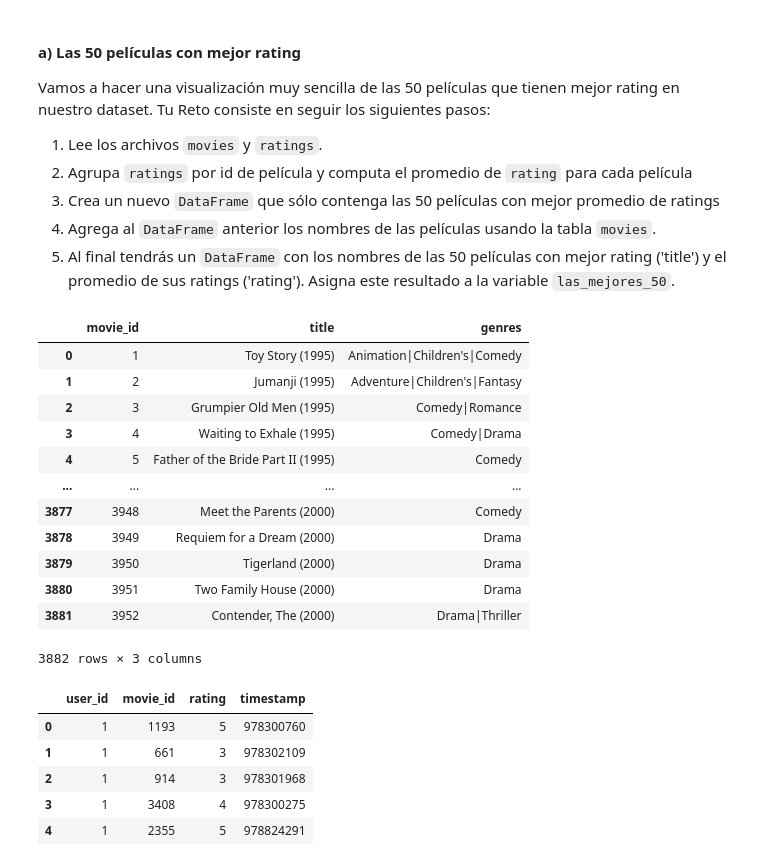
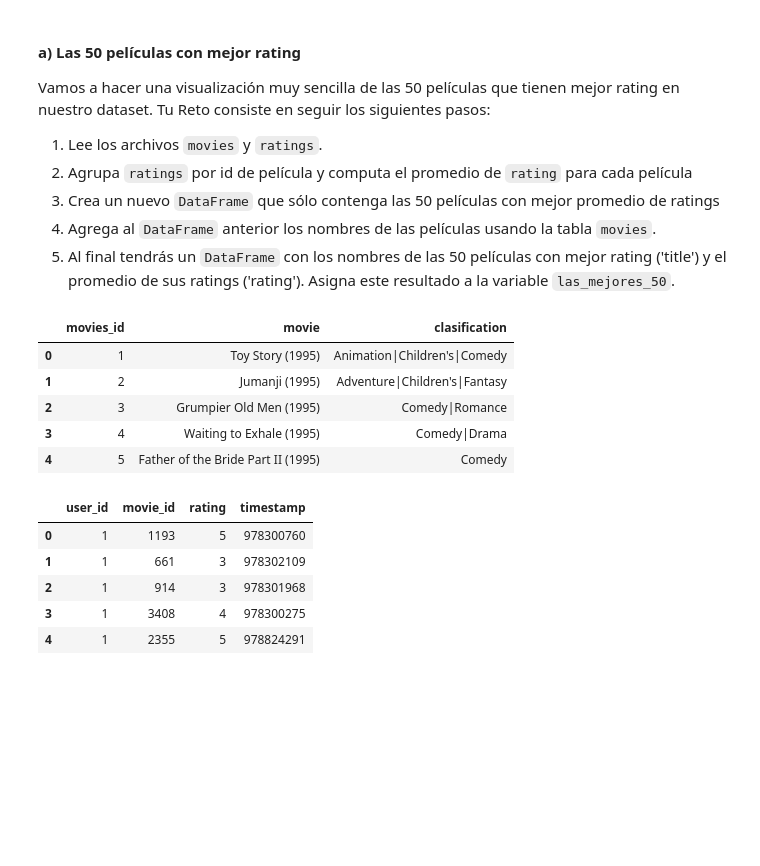
Before and after one commit to mornaeldernar/Bedu, a Jupyter notebook: Sesion-08/Reto-04/las_mejores_50.ipynb, the cells around one changed output. Drawn from its saved outputs; the diff is of its cells as text; code cells hidden in the pictures; blank space fills up the shorter version.

```diff
--- a/Sesion-08/Reto-04/las_mejores_50.ipynb
+++ b/Sesion-08/Reto-04/las_mejores_50.ipynb
@@ -29,19 +32,17 @@ ratings = pd.read_csv('https://raw.githubusercontent.com/beduExpert/Procesamient
-# %%
-movies
-# %% [output]
-|  | movie_id | title | genres |
-| 0 | 1 | Toy Story (1995) | Animation|Children's|Comedy |
-| 1 | 2 | Jumanji (1995) | Adventure|Children's|Fantasy |
-| 2 | 3 | Grumpier Old Men (1995) | Comedy|Romance |
-| 3 | 4 | Waiting to Exhale (1995) | Comedy|Drama |
-| 4 | 5 | Father of the Bride Part II (1995) | Comedy |
-| ... | ... | ... | ... |
-| 3877 | 3948 | Meet the Parents (2000) | Comedy |
-| 3878 | 3949 | Requiem for a Dream (2000) | Drama |
-| 3879 | 3950 | Tigerland (2000) | Drama |
-| 3880 | 3951 | Two Family House (2000) | Drama |
-| 3881 | 3952 | Contender, The (2000) | Drama|Thriller |
-3882 rows × 3 columns
+# %%
+#leemos los archivos movies y ratings
+movies = pd.read_csv('/content/drive/MyDrive/BEDU/movies.csv');
+ratings = pd.read_csv('/content/drive/MyDrive/BEDU/ratings.csv');
+# %%
+#vemos los 5 primeros de cada df
+movies.head()
+# %% [output]
+|  | movies_id | movie | clasification |
+| 0 | 1 | Toy Story (1995) | Animation|Children's|Comedy |
+| 1 | 2 | Jumanji (1995) | Adventure|Children's|Fantasy |
+| 2 | 3 | Grumpier Old Men (1995) | Comedy|Romance |
+| 3 | 4 | Waiting to Exhale (1995) | Comedy|Drama |
+| 4 | 5 | Father of the Bride Part II (1995) | Comedy |
 # %%
 ratings.head()
 # %% [output]
```
Also changed, not shown: parts of 14 cells of this notebook.
